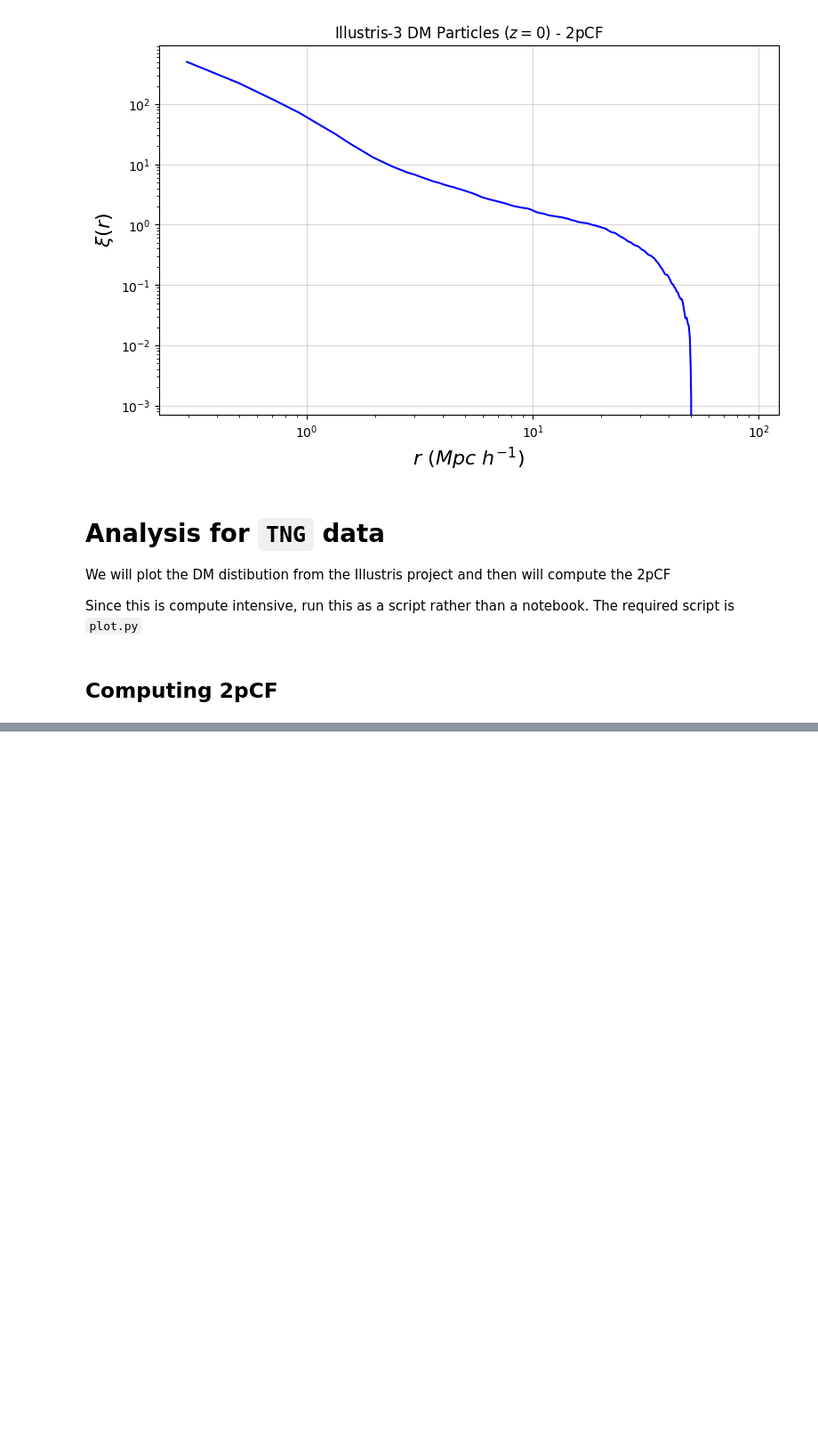
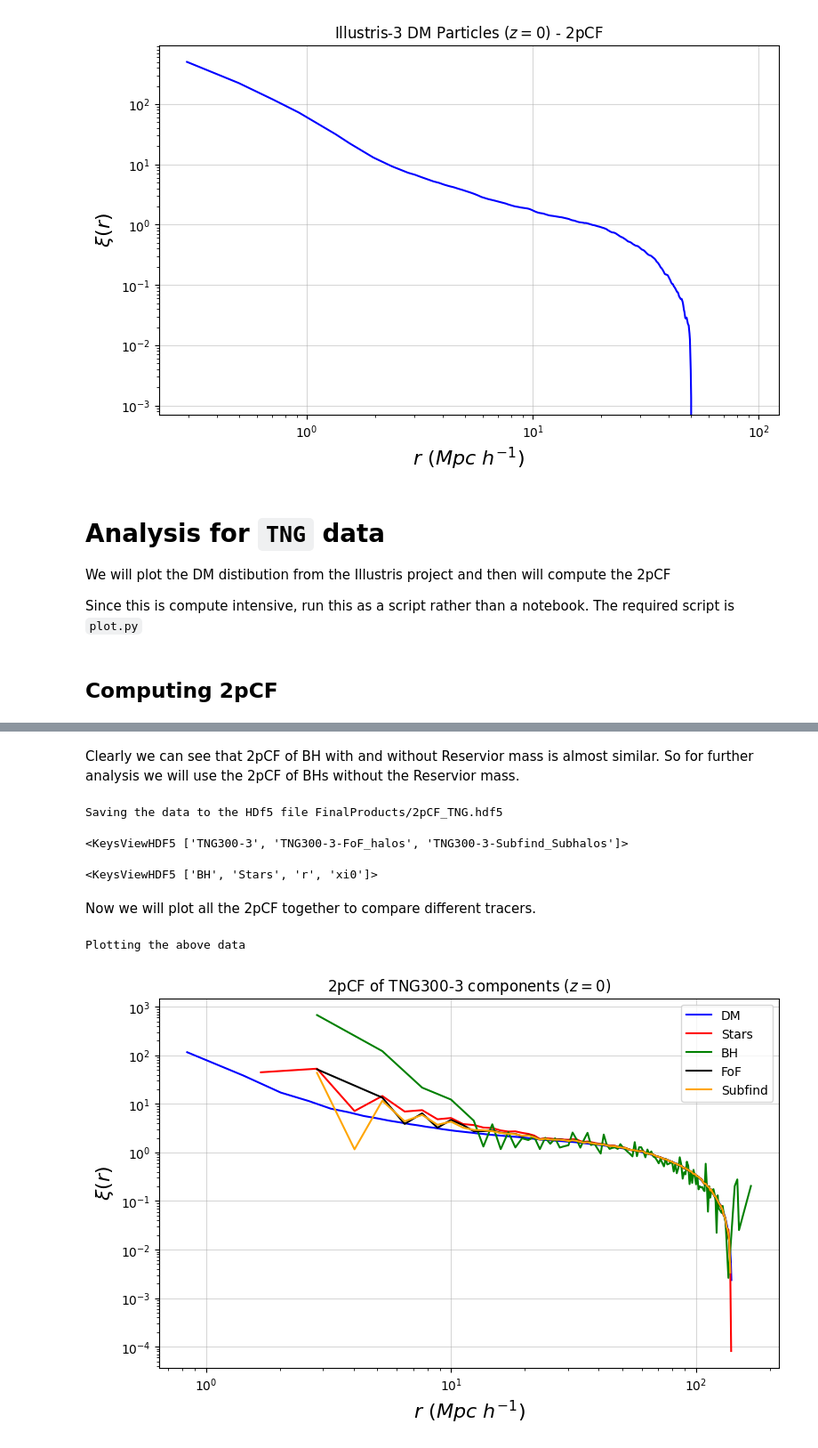
Before and after one commit to sparxastronomy/2022_SummerProject, a Jupyter notebook: Illustris/test.ipynb, the cells around one changed output, grey strips where cells are left out. Shown at 89% size. Cells and saved outputs as stored; diff of their text form; code cells hidden in the pictures; blank space fills up the shorter version.

Commit message:
Added analysis of catalog data products.

```diff
--- a/Illustris/test.ipynb
+++ b/Illustris/test.ipynb
@@ -411,0 +550,73 @@ plt.show()
+# %% [markdown]
+Clearly we can see that 2pCF of BH with and without Reservior mass is almost similar. So for further analysis we will use the 2pCF of BHs without the Reservior mass.
+# %%
+# Saving the data to the HDf5 file FinalProducts/2pCF_TNG.hdf5
+
+print("Saving the data to the HDf5 file FinalProducts/2pCF_TNG.hdf5")
+h5f = hp5.File('FinalProducts/2pCF_TNG.hdf5', 'a')
+h5f.keys()
+# %% [output]
+Saving the data to the HDf5 file FinalProducts/2pCF_TNG.hdf5
+<KeysViewHDF5 ['TNG300-3', 'TNG300-3-FoF_halos', 'TNG300-3-Subfind_Subhalos']>
+# %%
+main_grp = h5f["TNG300-3"]
+
+grp1 = main_grp.create_group('Stars')
+grp2 = main_grp.create_group('BH')
+
+dset1 = grp1.create_dataset('r', data=S_r_filterd)
+dset2 = grp1.create_dataset('xi0', data=S_xi0_filtered)
+dset1 = grp2.create_dataset('r', data=BH_r_filterd)
+dset2 = grp2.create_dataset('xi0', data=BH_xi0_filtered)
+
+main_grp.keys()
+h5f.close()
+print("\n\nDone!!\n")
+# %% [output]
+<KeysViewHDF5 ['BH', 'Stars', 'r', 'xi0']>
+# %% [markdown]
+Now we will plot all the 2pCF together to compare different tracers.
+# %%
+# Reading the data from the HDf5 file FinalProducts/2pCF_TNG.hdf5
+
+h5f = hp5.File('FinalProducts/2pCF_TNG.hdf5', 'r')
+
+# reading full scale data
+R = h5f['TNG300-3/r'][:]
+xi0 = h5f['TNG300-3/xi0'][:]
+# Reading data for Stars
+R_S = h5f['TNG300-3/Stars/r'][:]
+xi0_S = h5f['TNG300-3/Stars/xi0'][:]
+# Reading data for BH
+R_BH = h5f['TNG300-3/BH/r'][:]
+xi0_BH = h5f['TNG300-3/BH/xi0'][:]
+# Reding FoF data
+R_FoF = h5f['TNG300-3-FoF_halos/r'][:]
+xi0_FoF = h5f['TNG300-3-FoF_halos/xi0'][:]
+# Reading Subfind Subhalos data
+R_Subfind = h5f['TNG300-3-Subfind_Subhalos/r'][:]
+xi0_Subfind = h5f['TNG300-3-Subfind_Subhalos/xi0'][:]
+# %%
+# plotting the above data
+print("Plotting the above data")
+plt.figure(figsize=(9,5.5), dpi=100)
+plt.plot(R,xi0, color='blue', label='DM')
+plt.plot(R_S,xi0_S, color='red', label='Stars')
+plt.plot(R_BH,xi0_BH, color='green', label='BH')
+plt.plot(R_FoF,xi0_FoF, color='black', label='FoF')
+plt.plot(R_Subfind,xi0_Subfind, color='orange', label='Subfind')
+plt.xscale('log')
+plt.yscale('log')
+plt.grid(alpha=0.5)
+
+plt.legend()
+
+plt.title('2pCF of TNG300-3 components ($z=0$)')
+
+plt.xlabel('$r ~(Mpc~h^{-1})$',  fontsize=16)
+plt.ylabel("$\\xi(r)$", fontsize=16)
+
+# plt.savefig('2pCF_TNG300-3_components.jpg', dpi=300, bbox_inches='tight')
+# %% [output]
+Plotting the above data
+[figure, added]
```
Also changed, not shown: parts of 10 cells of this notebook, 8 other files.
